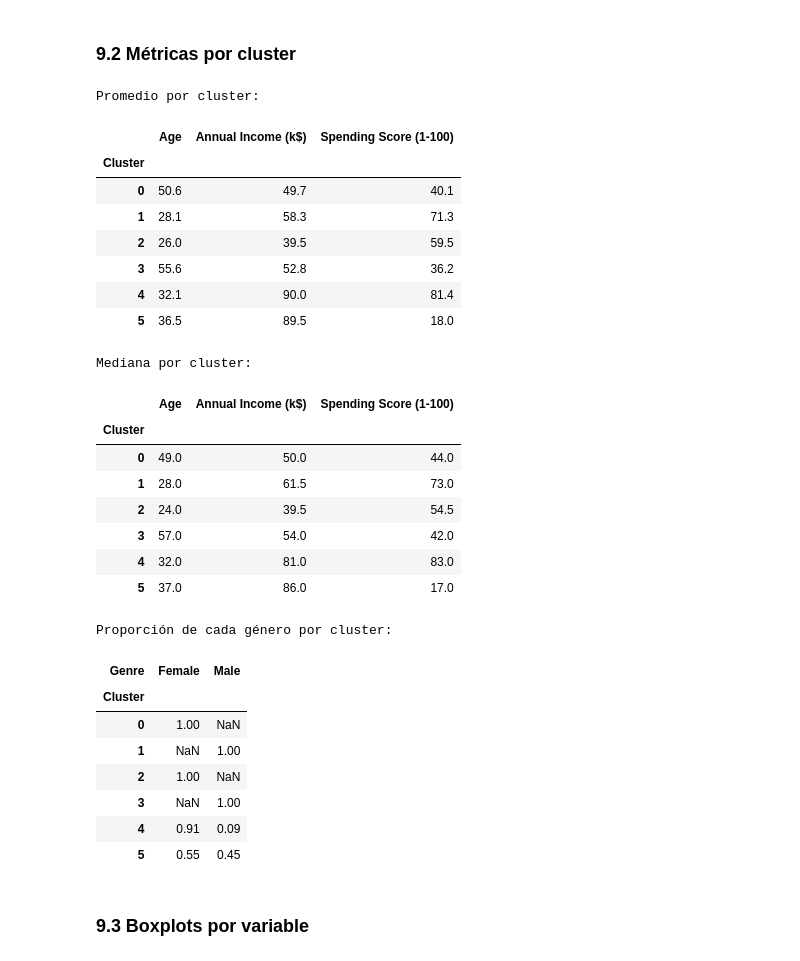
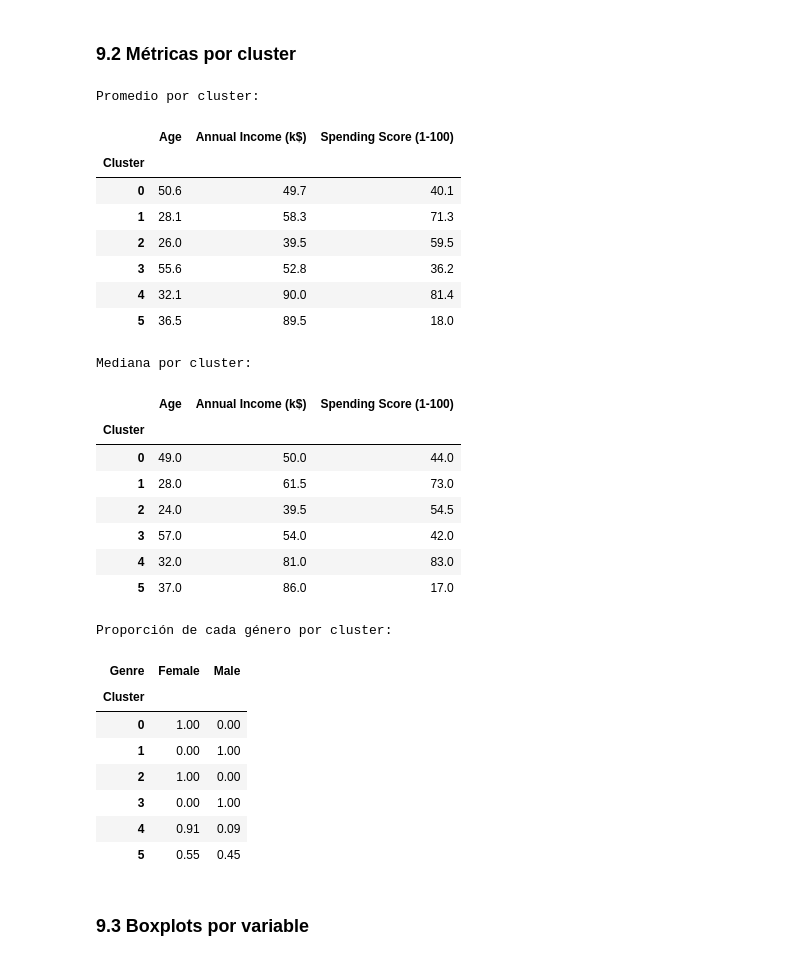
Before and after one commit to kepabonsaeafit/fundamentos-aa-2026, a Jupyter notebook: talleres/workshop3-clustering/workshop3_clustering_mall.ipynb, the cells around one changed output. Saved outputs shown, nothing was run; the diff lists cells and outputs as text; code cells hidden in the pictures.

```diff
--- a/talleres/workshop3-clustering/workshop3_clustering_mall.ipynb
+++ b/talleres/workshop3-clustering/workshop3_clustering_mall.ipynb
@@ -693,38 +683,38 @@ Name: count, dtype: int64
 # %%
 print("Promedio por cluster:")
 display(df.groupby("Cluster")[cols_orig].mean().round(1))
 
 print("Mediana por cluster:")
 display(df.groupby("Cluster")[cols_orig].median())
 
 print("Proporción de cada género por cluster:")
-display(df.groupby("Cluster")["Genre"].value_counts(normalize=True).unstack().round(2))
+display(df.groupby("Cluster")["Genre"].value_counts(normalize=True).unstack().fillna(0).round(2))
 # %% [output]
 Promedio por cluster:
 |  | Age | Annual Income (k$) | Spending Score (1-100) |
 | Cluster |  |  |  |
 | 0 | 50.6 | 49.7 | 40.1 |
 | 1 | 28.1 | 58.3 | 71.3 |
 | 2 | 26.0 | 39.5 | 59.5 |
 | 3 | 55.6 | 52.8 | 36.2 |
 | 4 | 32.1 | 90.0 | 81.4 |
 | 5 | 36.5 | 89.5 | 18.0 |
 Mediana por cluster:
 |  | Age | Annual Income (k$) | Spending Score (1-100) |
 | Cluster |  |  |  |
 | 0 | 49.0 | 50.0 | 44.0 |
 | 1 | 28.0 | 61.5 | 73.0 |
 | 2 | 24.0 | 39.5 | 54.5 |
 | 3 | 57.0 | 54.0 | 42.0 |
 | 4 | 32.0 | 81.0 | 83.0 |
 | 5 | 37.0 | 86.0 | 17.0 |
 Proporción de cada género por cluster:
 | Genre | Female | Male |
 | Cluster |  |  |
-| 0 | 1.00 | NaN |
-| 1 | NaN | 1.00 |
-| 2 | 1.00 | NaN |
-| 3 | NaN | 1.00 |
+| 0 | 1.00 | 0.00 |
+| 1 | 0.00 | 1.00 |
+| 2 | 1.00 | 0.00 |
+| 3 | 0.00 | 1.00 |
 | 4 | 0.91 | 0.09 |
 | 5 | 0.55 | 0.45 |
 # %% [markdown]
```
Also changed, not shown: parts of 20 cells of this notebook, 1 other file.
